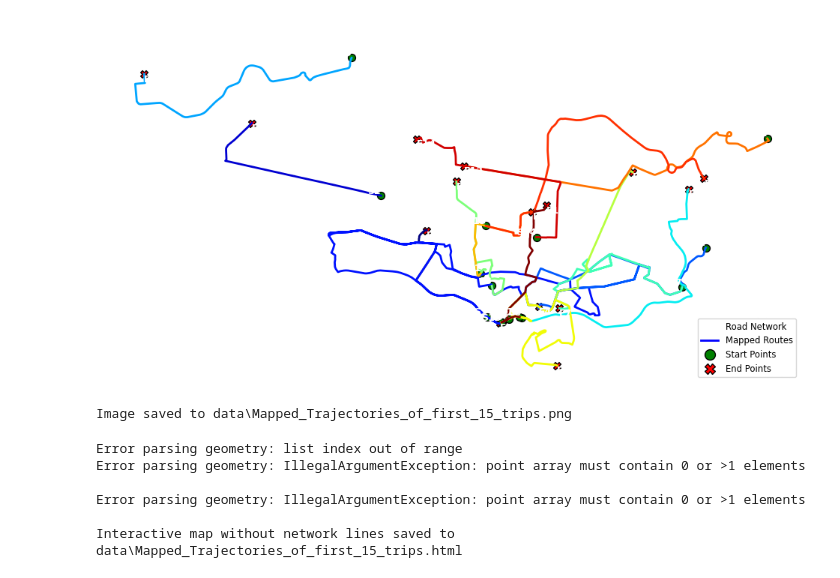
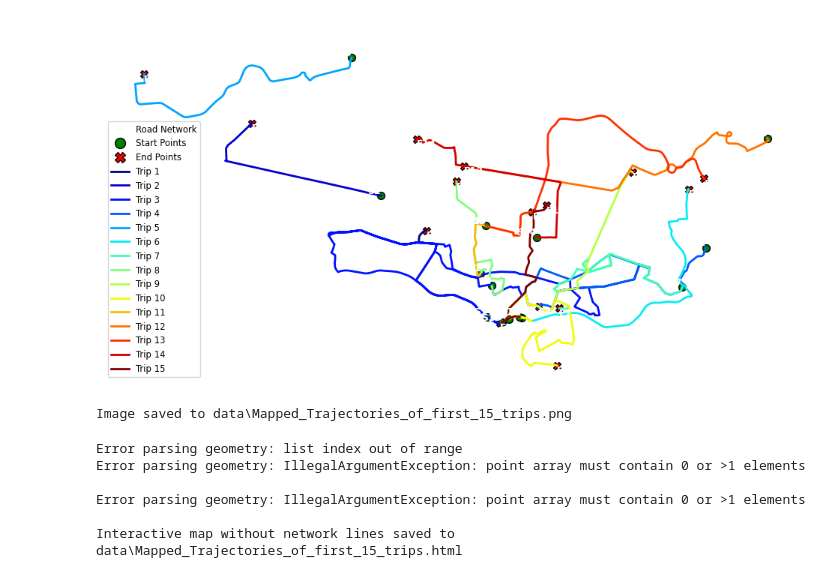
Before and after one commit to Perryongwq/Urban_Assignment2, a Jupyter notebook: Task4.ipynb, the cells around one changed output. Cells and saved outputs as stored; diff of their text form; code cells hidden in the pictures.

Commit message:
Task 4 include individual plot

```diff
--- a/Task4.ipynb
+++ b/Task4.ipynb
@@ -8,7 +8,8 @@ import numpy as np
 import osmnx as ox
 from ast import literal_eval
 # %%
-#OSMnx
+
+
 def parse_mgeom(value):
     """Parse LINESTRING format into a LineString object."""
     try:
@@ -88,7 +89,7 @@ def visualize_first_15_routes(file_path):
         figsize=(12, 12)
     )
 
-    # Plot the routes
+    # Plot the routes with unique colors and labels
     for i, geometry in enumerate(gdf['geometry'].head(num_routes)):
         label = f"Trip {i+1}"
         x, y = geometry.xy
@@ -104,34 +105,39 @@ def visualize_first_15_routes(file_path):
         ax.text(x[-1], y[-1], f"E{i+1}", fontsize=9, fontweight='bold', color='white',
                 verticalalignment='top', horizontalalignment='left')
 
     ax.set_title("First 15 Routes on Porto's Road Network with Mapped Trajectories", color='white', fontsize=15)
     ax.axis('off')
 
     from matplotlib.lines import Line2D
+    # Base elements for the legend
     legend_elements = [
         Line2D([0], [0], color='white', lw=2, label='Road Network'),
-        Line2D([0], [0], color='blue', lw=2, label='Mapped Routes'),
         Line2D([0], [0], marker='o', color='w', label='Start Points',
                markerfacecolor='green', markersize=10, markeredgecolor='k'),
         Line2D([0], [0], marker='X', color='w', label='End Points',
                markerfacecolor='red', markersize=10, markeredgecolor='k')
     ]
-    ax.legend(handles=legend_elements, loc='lower right', fontsize='small')
+
+    # Add individual trajectory labels
+    for i in range(num_routes):
+        legend_elements.append(Line2D([0], [0], color=colors[i], lw=2, label=f"Trip {i+1}"))
+
+    ax.legend(handles=legend_elements, loc='lower left', fontsize='small')
 
     ax.set_xlim([current_x_min, current_x_max])
     ax.set_ylim([current_y_min, current_y_max])
 
     output_dir = 'data'
     if not os.path.exists(output_dir):
         os.makedirs(output_dir)
     output_path = os.path.join(output_dir, 'Mapped_Trajectories_of_first_15_trips.png')
     plt.savefig(output_path, format='png', dpi=300, bbox_inches='tight')
     plt.show()
 
     print(f"Image saved to {output_path}")
 
 # Run the function with the specified file path
 visualize_first_15_routes("data/map_matching_1500.csv")
 # %% [output]
-[figure, old version]
+[figure, new version]
 Image saved to data\Mapped_Trajectories_of_first_15_trips.png
```
Also changed, not shown: parts of 3 cells of this notebook, 15 other files.
